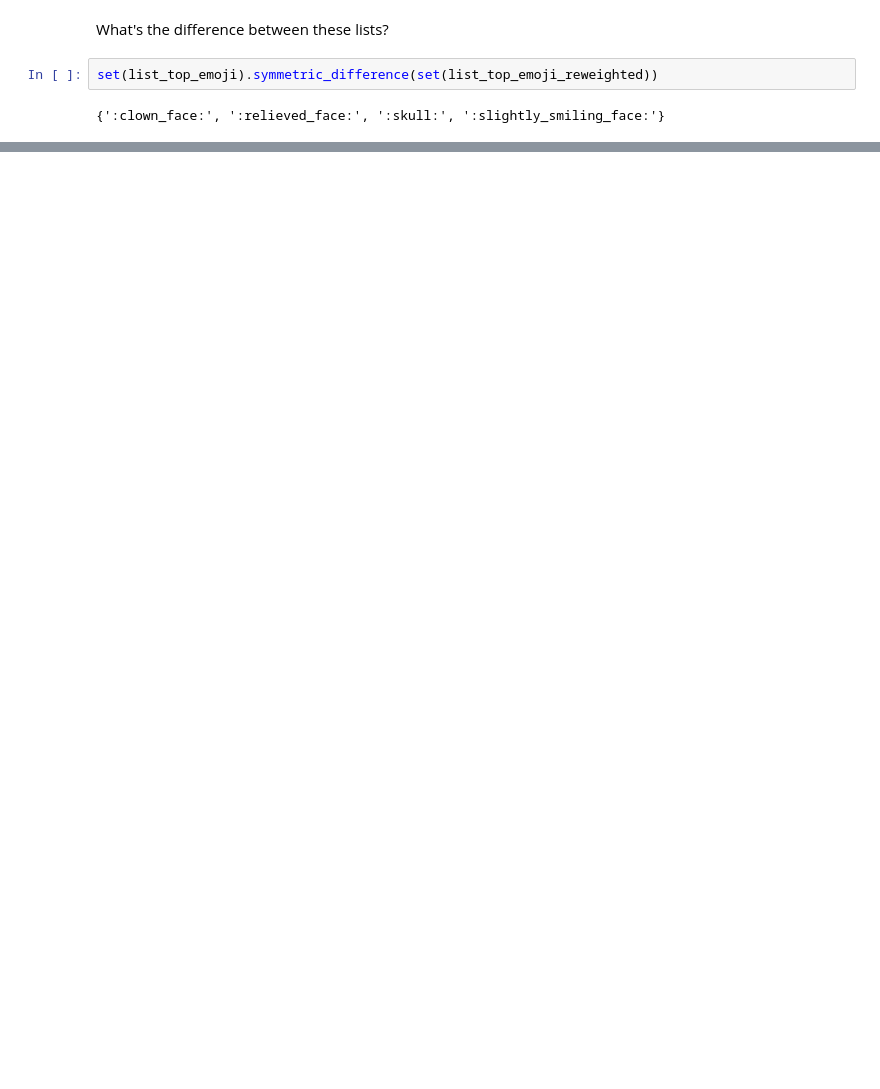
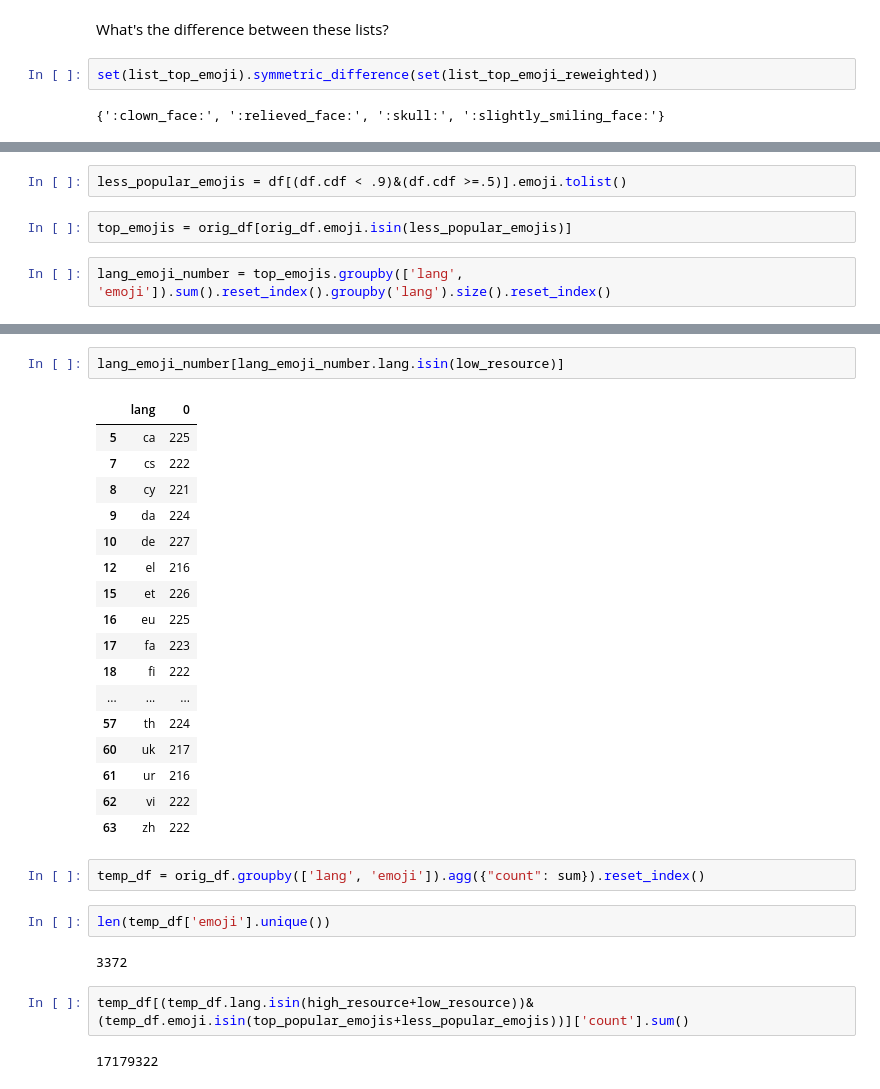
Before and after one commit to pocaguirre/MEE, a Jupyter notebook: multilingual_emoji_task.ipynb, the cells around one changed output, grey strips where cells are left out. Cells and saved outputs as stored; diff of their text form; blank space fills up the shorter version.

```diff
--- a/multilingual_emoji_task.ipynb
+++ b/multilingual_emoji_task.ipynb
@@ -131,0 +237,6 @@ set(list_top_emoji).symmetric_difference(set(list_top_emoji_reweighted))
+# %%
+less_popular_emojis = df[(df.cdf < .9)&(df.cdf >=.5)].emoji.tolist()
+# %%
+top_emojis = orig_df[orig_df.emoji.isin(less_popular_emojis)]
+# %%
+lang_emoji_number = top_emojis.groupby(['lang', 'emoji']).sum().reset_index().groupby('lang').size().reset_index()
@@ -131,0 +257,30 @@ set(list_top_emoji).symmetric_difference(set(list_top_emoji_reweighted))
+# %%
+lang_emoji_number[lang_emoji_number.lang.isin(low_resource)]
+# %% [output]
+|  | lang | 0 |
+| 5 | ca | 225 |
+| 7 | cs | 222 |
+| 8 | cy | 221 |
+| 9 | da | 224 |
+| 10 | de | 227 |
+| 12 | el | 216 |
+| 15 | et | 226 |
+| 16 | eu | 225 |
+| 17 | fa | 223 |
+| 18 | fi | 222 |
+| ... | ... | ... |
+| 57 | th | 224 |
+| 60 | uk | 217 |
+| 61 | ur | 216 |
+| 62 | vi | 222 |
+| 63 | zh | 222 |
+# %%
+temp_df = orig_df.groupby(['lang', 'emoji']).agg({"count": sum}).reset_index()
+# %%
+len(temp_df['emoji'].unique())
+# %% [output]
+3372
+# %%
+temp_df[(temp_df.lang.isin(high_resource+low_resource))&(temp_df.emoji.isin(top_popular_emojis+less_popular_emojis))]['count'].sum()
+# %% [output]
+17179322
```
Also changed, not shown: parts of 25 cells of this notebook, 1 other file.
